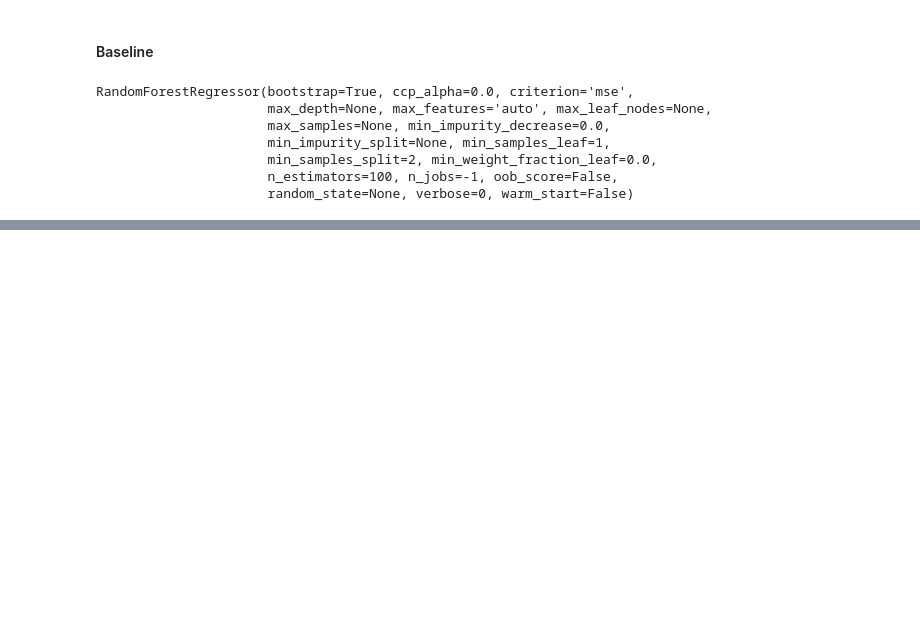
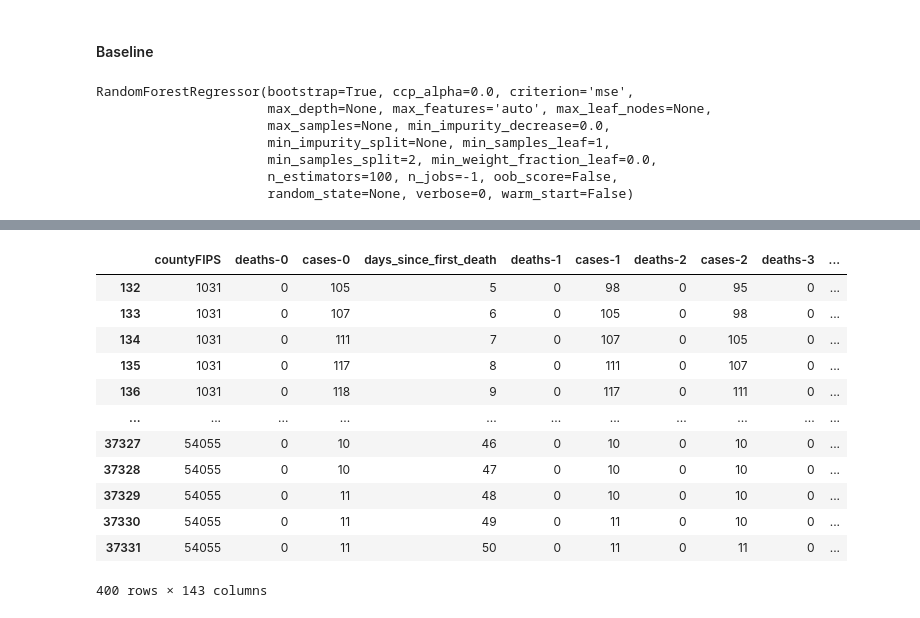
Before and after one commit to dewaranch/Covid, a Jupyter notebook: notebooks/3. Model Building.ipynb, the cells around one changed output, grey strips where cells are left out. Saved outputs shown, nothing was run; the diff lists cells and outputs as text; code cells hidden in the pictures; blank space fills up the shorter version.

```diff
--- a/notebooks/3. Model Building.ipynb
+++ b/notebooks/3. Model Building.ipynb
@@ -98,0 +170,16 @@ Text(0, 0.5, 'predicted')
+# %%
+all_features[all_features['deaths-0'] == 0]
+# %% [output]
+|  | countyFIPS | deaths-0 | cases-0 | days_since_first_death | deaths-1 | cases-1 | deaths-2 | cases-2 | deaths-3 | ... |
+| 132 | 1031 | 0 | 105 | 5 | 0 | 98 | 0 | 95 | 0 | ... |
+| 133 | 1031 | 0 | 107 | 6 | 0 | 105 | 0 | 98 | 0 | ... |
+| 134 | 1031 | 0 | 111 | 7 | 0 | 107 | 0 | 105 | 0 | ... |
+| 135 | 1031 | 0 | 117 | 8 | 0 | 111 | 0 | 107 | 0 | ... |
+| 136 | 1031 | 0 | 118 | 9 | 0 | 117 | 0 | 111 | 0 | ... |
+| ... | ... | ... | ... | ... | ... | ... | ... | ... | ... | ... |
+| 37327 | 54055 | 0 | 10 | 46 | 0 | 10 | 0 | 10 | 0 | ... |
+| 37328 | 54055 | 0 | 10 | 47 | 0 | 10 | 0 | 10 | 0 | ... |
+| 37329 | 54055 | 0 | 11 | 48 | 0 | 10 | 0 | 10 | 0 | ... |
+| 37330 | 54055 | 0 | 11 | 49 | 0 | 11 | 0 | 10 | 0 | ... |
+| 37331 | 54055 | 0 | 11 | 50 | 0 | 11 | 0 | 11 | 0 | ... |
+400 rows × 143 columns
```
Also changed, not shown: parts of 20 cells of this notebook, 14 other files.
